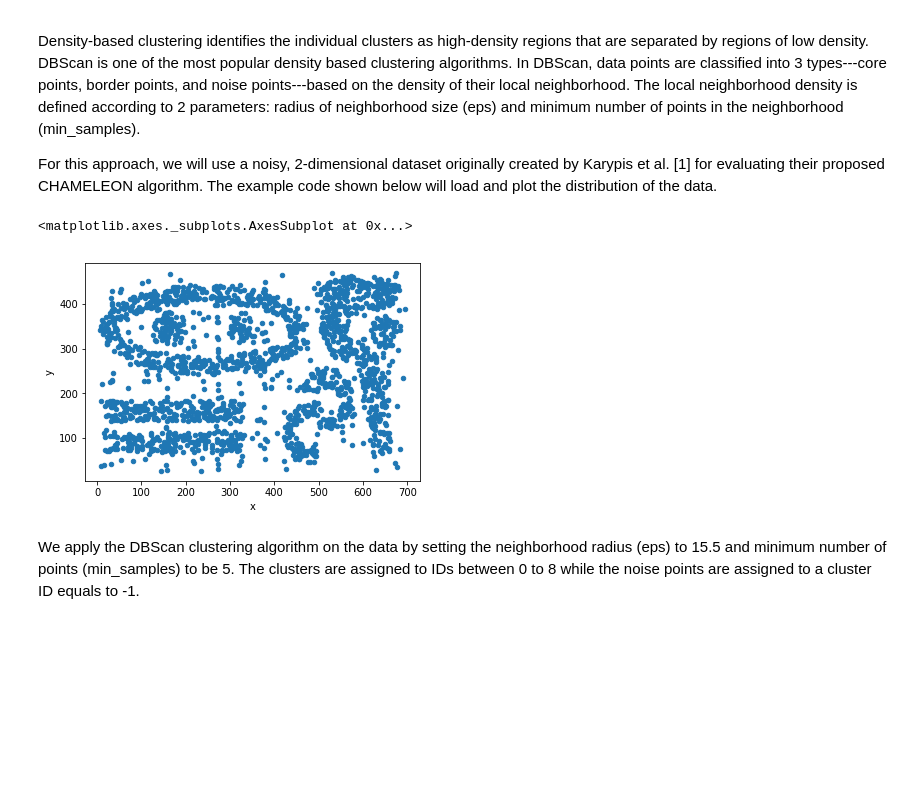
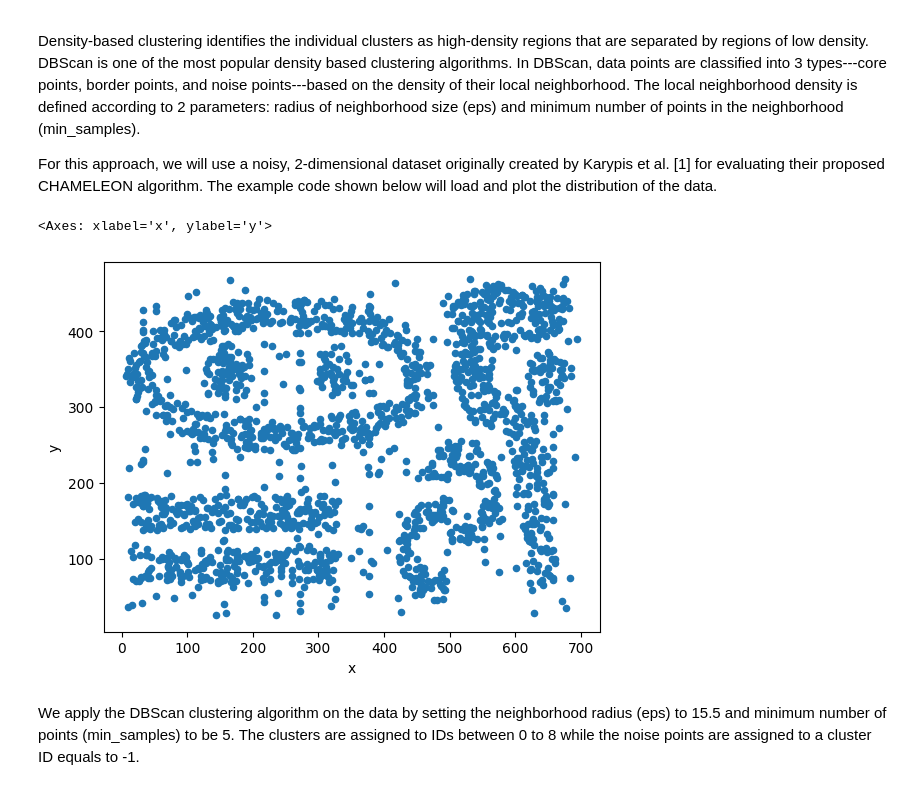
Before and after one commit to OpenCV13/dm, a Jupyter notebook: module_8.ipynb, the cells around one changed output. Drawn from its saved outputs; the diff is of its cells as text; code cells hidden in the pictures; blank space fills up the shorter version.

```diff
--- a/module_8.ipynb
+++ b/module_8.ipynb
@@ -166,13 +161,11 @@ Density-based clustering identifies the individual clusters as high-density regi
 
 For this approach, we will use a noisy, 2-dimensional dataset originally created by Karypis et al. [1] for evaluating their proposed CHAMELEON algorithm. The example code shown below will load and plot the distribution of the data.
 # %%
-import pandas as pd
-
-data = pd.read_csv('chameleon.data', delimiter=' ', names=['x','y'])
+data = pd.read_csv('/content/drive/MyDrive/datamining/chameleon.data', delimiter=' ', names=['x','y'])
 data.plot.scatter(x='x',y='y')
 # %% [output]
-<matplotlib.axes._subplots.AxesSubplot at 0x...>
+<Axes: xlabel='x', ylabel='y'>
-[figure, old version]
+[figure, new version]
 # %% [markdown]
 We apply the DBScan clustering algorithm on the data by setting the neighborhood radius (eps) to 15.5 and minimum number of points (min_samples) to be 5. The clusters are assigned to IDs between 0 to 8 while the noise points are assigned to a cluster ID equals to -1.
 # %%
```
Also changed, not shown: parts of 18 cells of this notebook.
